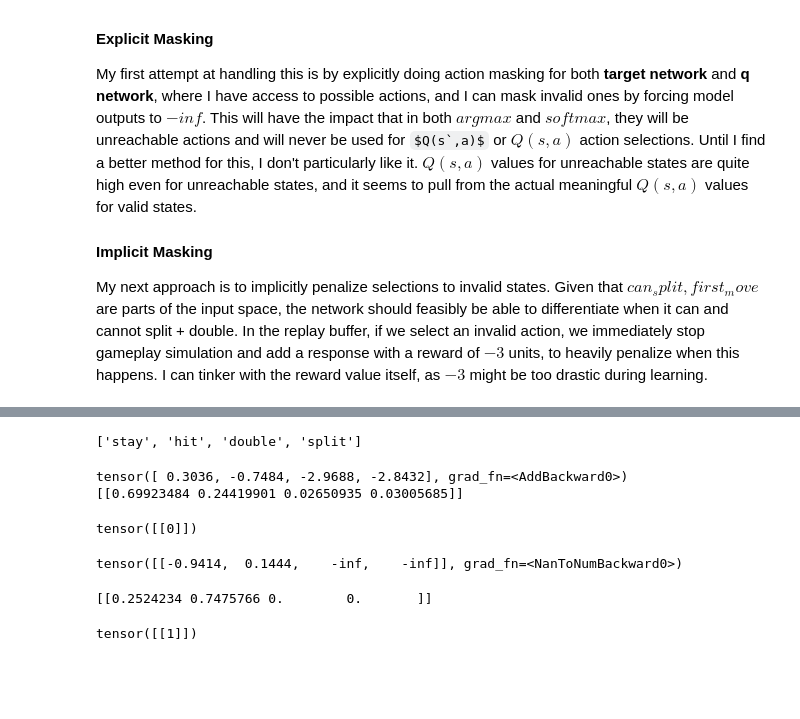
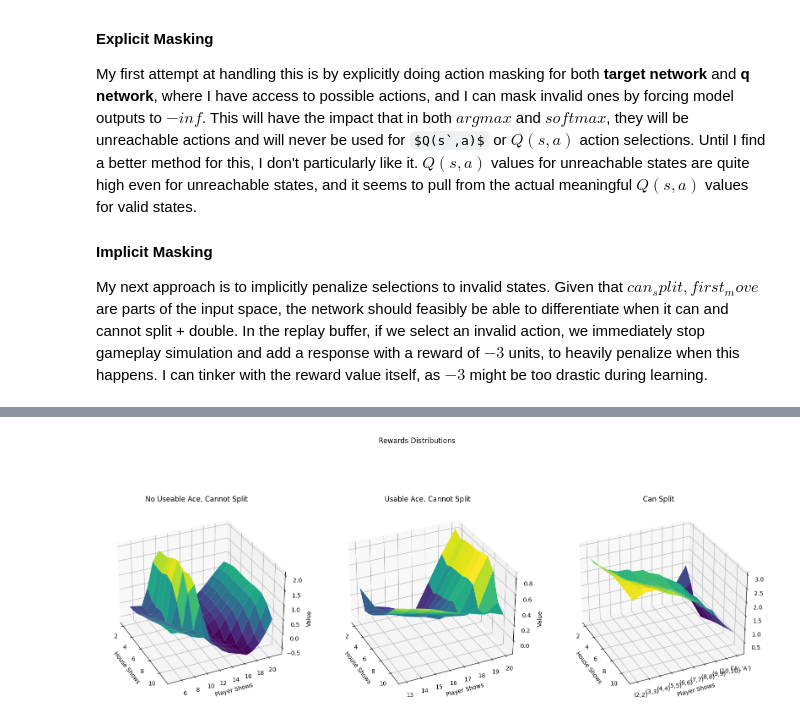
Before and after one commit to petersim1/Blackjack_RL, a Jupyter notebook: Deep_Learning.ipynb, the cells around one changed output, grey strips where cells are left out. Cells and saved outputs as stored; diff of their text form; code cells hidden in the pictures; some formulas as TeX source; blank space fills up the shorter version.

```diff
--- a/Deep_Learning.ipynb
+++ b/Deep_Learning.ipynb
@@ -267,20 +265,7 @@ for player in range(4, 22):
                 if (player == 12) and (not split) and ace: continue
                 if (player > 12) and (not player % 2) and split and ace: continue
                 if (player % 2) and split: continue
-                for first in [0, 1]:
-                    all_states.append((player, house, ace, split, first))
+                for double in [0, 1]:
+                    if split and (not double): continue
+                    if (player == 5) and (not double): continue
+                    all_states.append((player, house, ace, split, double))
-# %%
-states = [
-    (18, 4, 0, 0, 0),
-    (18, 4, 1, 0, 0),
-    (18, 4, 0, 1, 0),
-    (18, 4, 0, 0, 1),
-    (18, 4, 1, 0, 1),
-    (18, 4, 0, 1, 1),
-]
-
-q_values = online_net.forward(torch.tensor(all_states, dtype=torch.float32))
-action_p = online_net.softmax(q_values).detach().numpy()
-
-for i in range(len(all_states)):
-    print(all_states[i], q_values[i])
@@ -305,33 +271,0 @@ for i in range(len(all_states)):
-# %%
-online_net.moves
-# %% [output]
-['stay', 'hit', 'double', 'split']
-# %%
-q_values = online_net.forward(torch.tensor(replay_buffer[ind][0], dtype=torch.float32))
-
-print(q_values)
-
-action_p = online_net.softmax(q_values.unsqueeze(0)).detach().numpy()
-print(action_p)
-
-torch.tensor(list(map(lambda x : np.random.choice(x.shape[0], p=x), action_p))).unsqueeze(-1)
-# %% [output]
-tensor([ 0.3036, -0.7484, -2.9688, -2.8432], grad_fn=<AddBackward0>)
-[[0.69923484 0.24419901 0.02650935 0.03005685]]
-tensor([[0]])
-# %%
-mask = online_net.mask([replay_buffer[ind][1]])
-
-q_avail = torch.nan_to_num(q_values * mask, nan=-torch.inf)
-
-q_avail
-# %% [output]
-tensor([[-0.9414,  0.1444,    -inf,    -inf]], grad_fn=<NanToNumBackward0>)
-# %%
-action_p = online_net.softmax(q_avail).detach().numpy()
-print(action_p)
-
-torch.tensor(list(map(lambda x : np.random.choice(x.shape[0], p=x), action_p))).unsqueeze(-1)
-# %% [output]
-[[0.2524234 0.7475766 0.        0.       ]]
-tensor([[1]])
@@ -337,0 +298,23 @@ tensor([[1]])
+# %%
+fig = plt.figure(figsize=(20,8))
+fig.suptitle("Rewards Distributions")
+ax = fig.add_subplot(131, projection="3d")
+ax.set_title("No Useable Ace, Cannot Split")
+
+plot_mesh(ax, value_det[0][5:,2:], [range(2,12),range(5,22)], ticks=None)
+
+ax = fig.add_subplot(132, projection="3d")
+ax.set_title("Usable Ace, Cannot Split")
+
+plot_mesh(ax, value_det[1][13:21,2:], [range(2,12),range(13,21)], ticks=None)
+
+ax = fig.add_subplot(133, projection="3d")
+ax.set_title("Can Split")
+
+ticks = [f"({p},{p})" if p < 11 else "('A','A')" for p in range(2,12)]
+plot_mesh(ax, value_det[2][2:12,2:], [range(2,12),range(2,12)], ticks=ticks)
+
+plt.subplots_adjust(hspace=0, wspace=0.2)
+plt.show()
+# %% [output]
+[figure, added]
```
Also changed, not shown: parts of 21 cells of this notebook, 3 other files.
